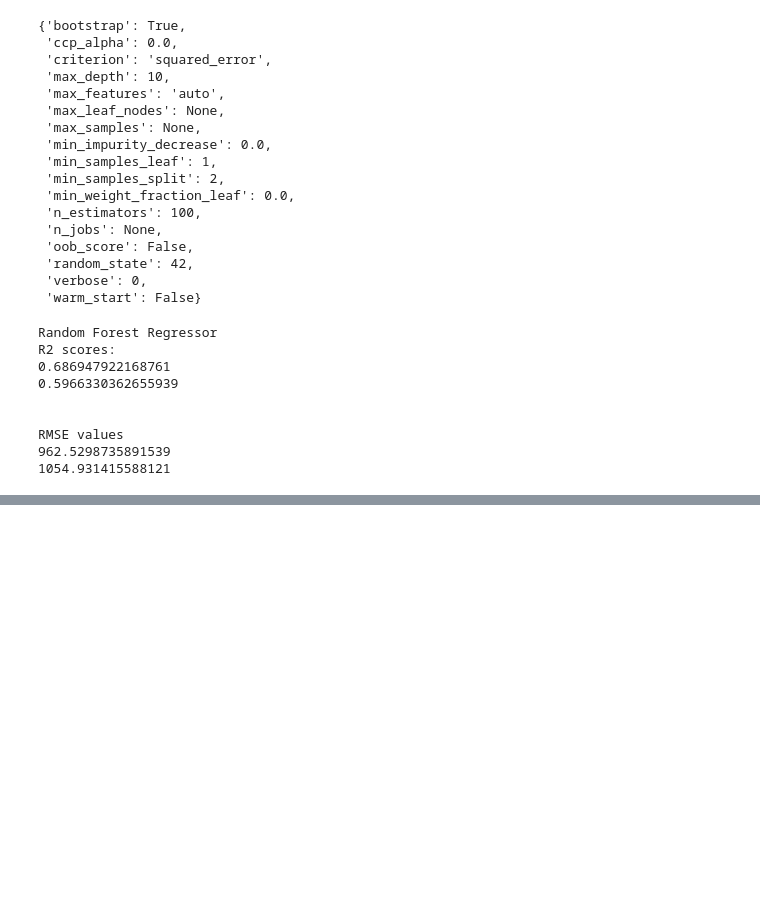
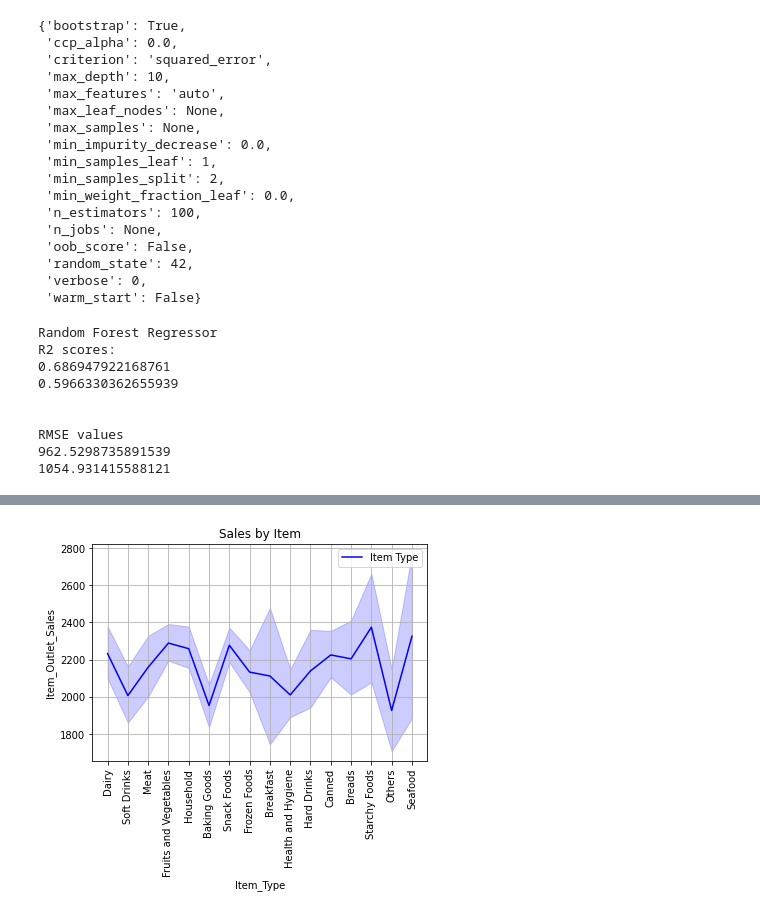
Before and after one commit to allensheneka/predict-sales, a Jupyter notebook: Predict_Sales_Final.ipynb, the cells around one changed output, grey strips where cells are left out. Saved outputs shown, nothing was run; the diff lists cells and outputs as text; code cells hidden in the pictures; blank space fills up the shorter version.

```diff
--- a/Predict_Sales_Final.ipynb
+++ b/Predict_Sales_Final.ipynb
@@ -462,0 +448,11 @@ RMSE values
+# %%
+# line plot
+
+# lines with legend
+sns.lineplot(x = df['Item_Type'], y = df['Item_Outlet_Sales'], color = 'blue', label='Item Type')
+plt.grid()
+plt.legend()
+plt.title('Sales by Item')
+plt.xticks(rotation=90);
+# %% [output]
+[figure, added]
```
Also changed, not shown: parts of 7 cells of this notebook.
